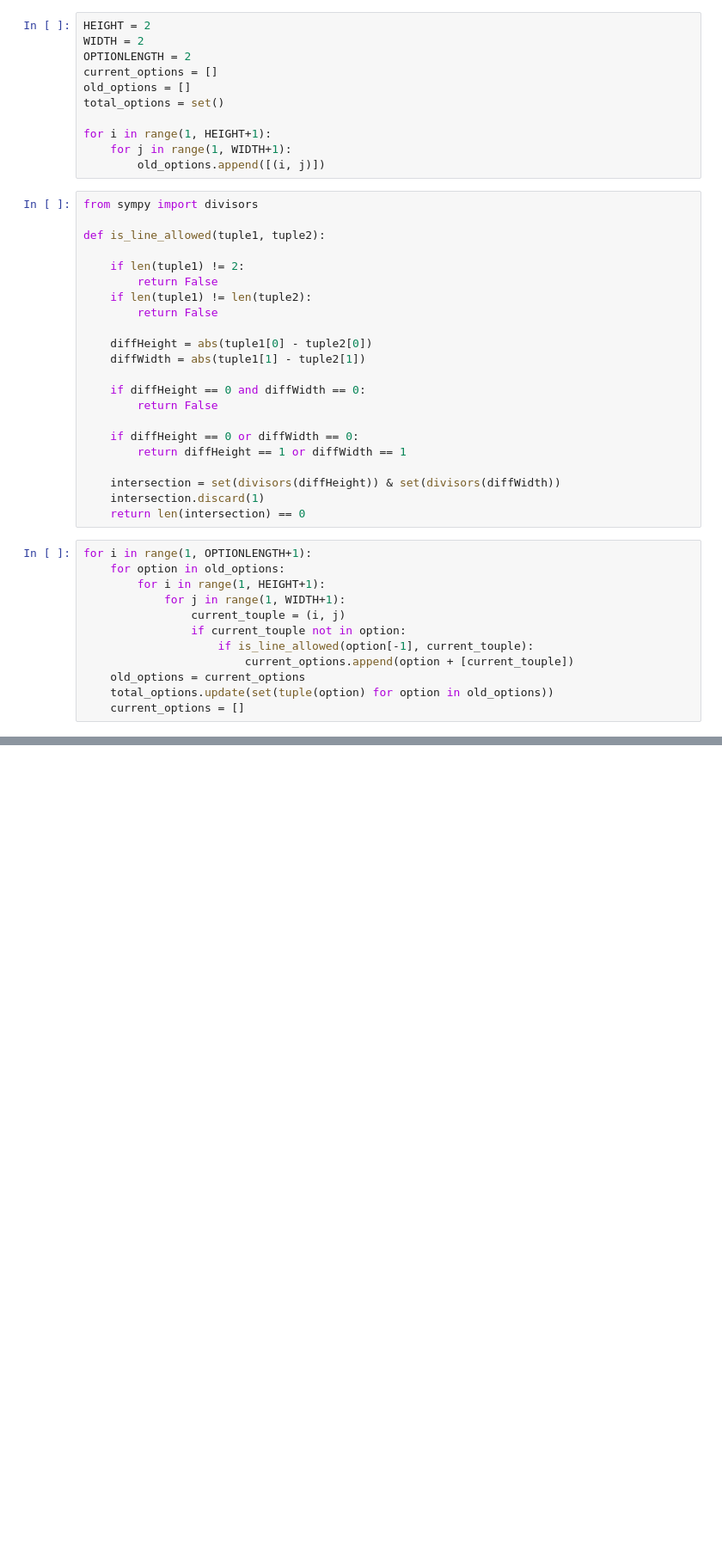
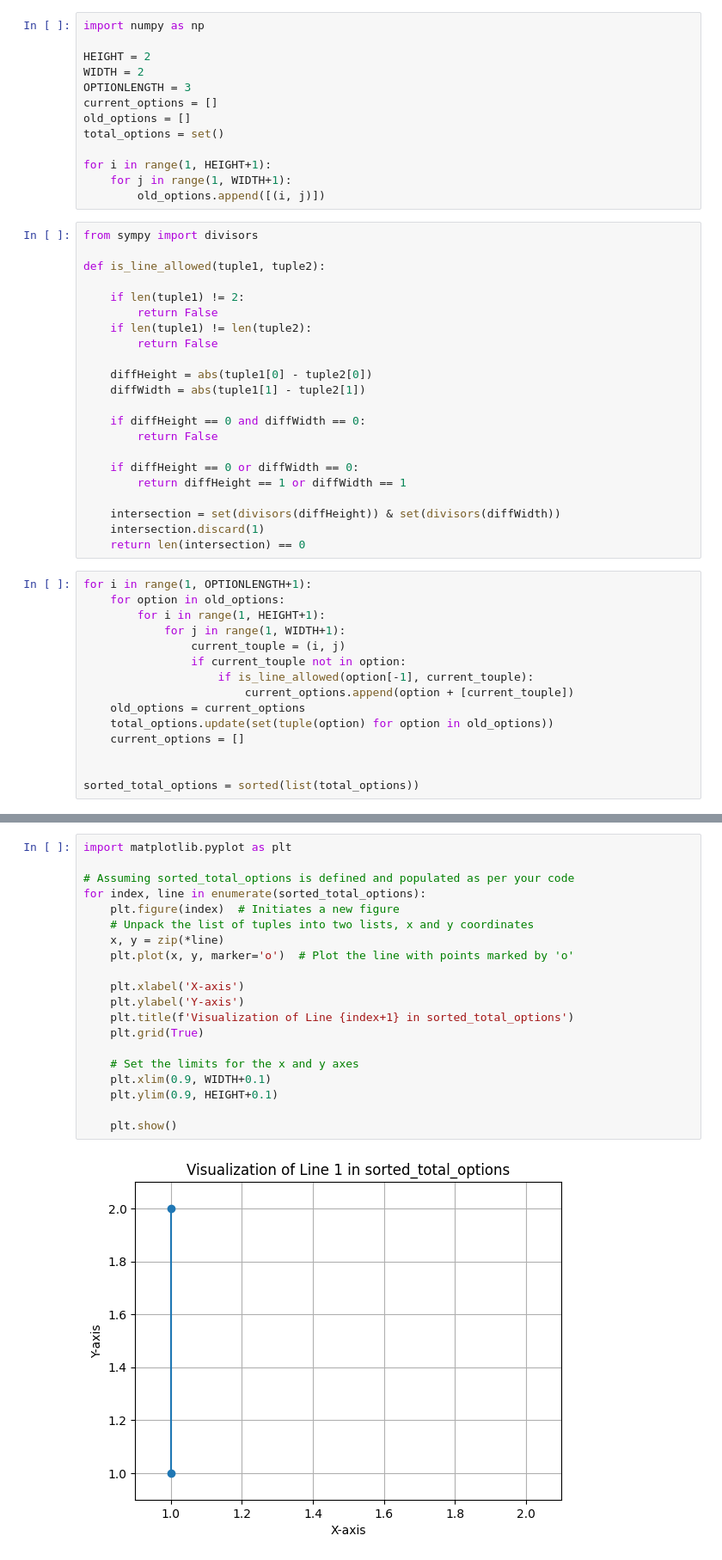
Before and after one commit to SoTBurst/Otis-Thought, a Jupyter notebook: otis.ipynb, the cells around one changed output, grey strips where cells are left out. Shown at 86% size. Drawn from its saved outputs; the diff is of its cells as text; blank space fills up the shorter version.

Commit message:
visualisiert

```diff
--- a/otis.ipynb
+++ b/otis.ipynb
@@ -1,7 +1,9 @@
 # %%
+import numpy as np
+
 HEIGHT = 2
 WIDTH = 2
-OPTIONLENGTH = 2
+OPTIONLENGTH = 3
 current_options = []
 old_options = []
 total_options = set()
@@ -43,3 +45,6 @@ for i in range(1, OPTIONLENGTH+1):
     old_options = current_options
     total_options.update(set(tuple(option) for option in old_options))
     current_options = []
+
+
+sorted_total_options = sorted(list(total_options))
@@ -51,0 +57,22 @@ print(len(total_options))
+# %%
+import matplotlib.pyplot as plt
+
+# Assuming sorted_total_options is defined and populated as per your code
+for index, line in enumerate(sorted_total_options):
+    plt.figure(index)  # Initiates a new figure
+    # Unpack the list of tuples into two lists, x and y coordinates
+    x, y = zip(*line)
+    plt.plot(x, y, marker='o')  # Plot the line with points marked by 'o'
+
+    plt.xlabel('X-axis')
+    plt.ylabel('Y-axis')
+    plt.title(f'Visualization of Line {index+1} in sorted_total_options')
+    plt.grid(True)
+
+    # Set the limits for the x and y axes
+    plt.xlim(0.9, WIDTH+0.1)
+    plt.ylim(0.9, HEIGHT+0.1)
+
+    plt.show()
+# %% [output]
+[figure, added]
```
Also changed, not shown: parts of 3 cells of this notebook.
